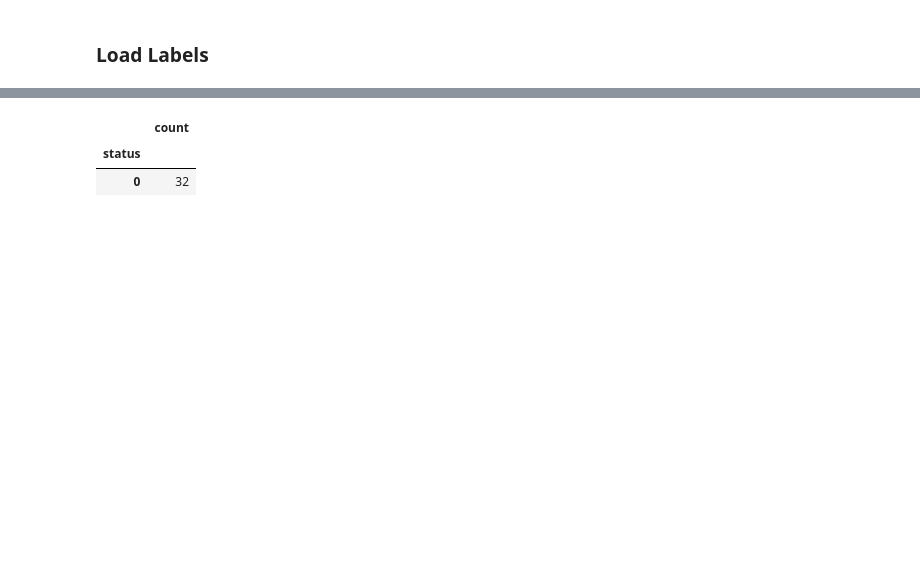
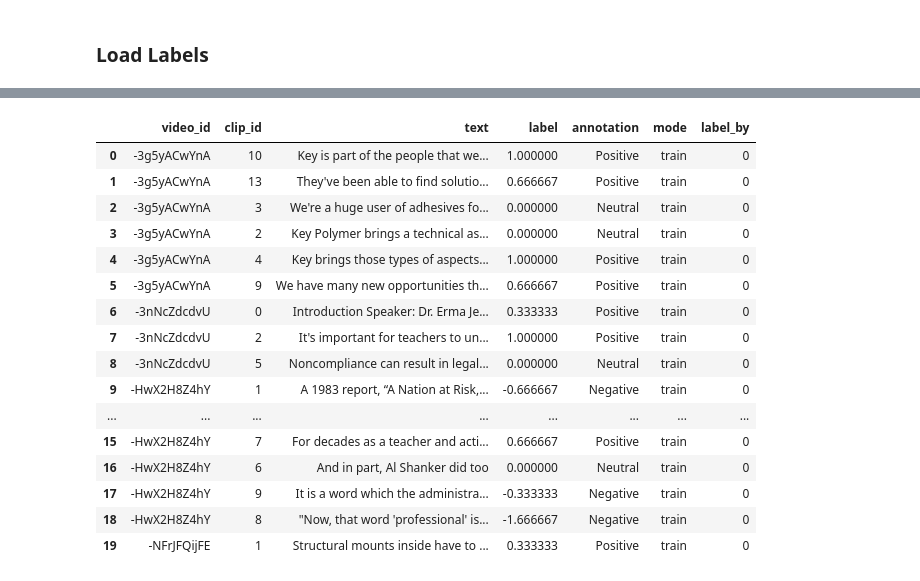
Before and after one commit to HEBAULC/Multimodal-End2end-Sparse, a Jupyter notebook: preprocessing/preprocess_mosei.ipynb, the cells around one changed output, grey strips where cells are left out. Saved outputs shown, nothing was run; the diff lists cells and outputs as text; code cells hidden in the pictures; blank space fills up the shorter version.

```diff
--- a/preprocessing/preprocess_mosei.ipynb
+++ b/preprocessing/preprocess_mosei.ipynb
@@ -32,14 +35,2 @@ num_jobs = 32
 # %% [markdown]
 ### Load Labels
-# %%
-# Load data
-dfs = []
-for path in glob.glob(f'{base_label_path}/*.csv'):
-    dfs.append(pd.read_csv(path))
-
-# Generate table
-df = pd.concat(dfs)
-df['uttr_id'] = df.apply(lambda x: f"{str(x['Input.VIDEO_ID']).split('/')[-1]}_{x['Input.CLIP']}" , axis='columns')
-ldf = df[['uttr_id', 'Answer.anger', 'Answer.disgust', 'Answer.fear', 'Answer.happiness', 'Answer.sadness', 'Answer.surprise']]
-ldf = (ldf.groupby('uttr_id').sum().applymap(lambda x: 1 if x > 0 else 0)).reset_index()
-ldf.columns = [column.replace('Answer.','') for column in ldf.columns]
@@ -57,18 +36,0 @@ ldf.head()
-# %%
-# Load data
-def split_transcript(path):
-    rows = []
-    for line in open(path,'r').readlines():
-        row = list(filter(lambda x: len(x) > 0, line.split('___')))
-        rows.append(row[:5])
-    return rows
-
-time_data = []
-for path in glob.glob(f'{base_text_path}/*'):
-    time_data += split_transcript(path)
-
-# Generate table
-df = pd.DataFrame(time_data)
-df.columns = ['video_id', 'clip_id', 'start', 'end', 'text']
-df['uttr_id'] = df.apply(lambda x: f"{str(x['video_id']).split('/')[-1]}_{x['clip_id']}" , axis='columns')
-tdf = df[['uttr_id', 'video_id', 'start', 'end', 'text']]
@@ -220,7 +37,28 @@ Wall time: 28.1 s
-# %%
-# Check the status, it should all return 0 for all the ids mentioned in split
-log_df.groupby('status').size().to_frame('count')
-# %% [output]
-|  | count |
-| status |  |
-| 0 | 32 |
+# %%
+# 打开csv文件
+# Load data
+dfs = []
+for path in glob.glob(base_label_input_path):
+    dfs.append(pd.read_csv(path))
+# Generate table
+df = pd.concat(dfs)
+df.head(20)
+# 没有等号
+# %% [output]
+|  | video_id | clip_id | text | label | annotation | mode | label_by |
+| 0 | -3g5yACwYnA | 10 | Key is part of the people that we... | 1.000000 | Positive | train | 0 |
+| 1 | -3g5yACwYnA | 13 | They've been able to find solutio... | 0.666667 | Positive | train | 0 |
+| 2 | -3g5yACwYnA | 3 | We're a huge user of adhesives fo... | 0.000000 | Neutral | train | 0 |
+| 3 | -3g5yACwYnA | 2 | Key Polymer brings a technical as... | 0.000000 | Neutral | train | 0 |
+| 4 | -3g5yACwYnA | 4 | Key brings those types of aspects... | 1.000000 | Positive | train | 0 |
+| 5 | -3g5yACwYnA | 9 | We have many new opportunities th... | 0.666667 | Positive | train | 0 |
+| 6 | -3nNcZdcdvU | 0 | Introduction Speaker: Dr. Erma Je... | 0.333333 | Positive | train | 0 |
+| 7 | -3nNcZdcdvU | 2 | It's important for teachers to un... | 1.000000 | Positive | train | 0 |
+| 8 | -3nNcZdcdvU | 5 | Noncompliance can result in legal... | 0.000000 | Neutral | train | 0 |
+| 9 | -HwX2H8Z4hY | 1 | A 1983 report, “A Nation at Risk,... | -0.666667 | Negative | train | 0 |
+| ... | ... | ... | ... | ... | ... | ... | ... |
+| 15 | -HwX2H8Z4hY | 7 | For decades as a teacher and acti... | 0.666667 | Positive | train | 0 |
+| 16 | -HwX2H8Z4hY | 6 | And in part, Al Shanker did too | 0.000000 | Neutral | train | 0 |
+| 17 | -HwX2H8Z4hY | 9 | It is a word which the administra... | -0.333333 | Negative | train | 0 |
+| 18 | -HwX2H8Z4hY | 8 | "Now, that word 'professional' is... | -1.666667 | Negative | train | 0 |
+| 19 | -NFrJFQijFE | 1 | Structural mounts inside have to ... | 0.333333 | Positive | train | 0 |
```
Also changed, not shown: parts of 43 cells of this notebook, 7 other files.
